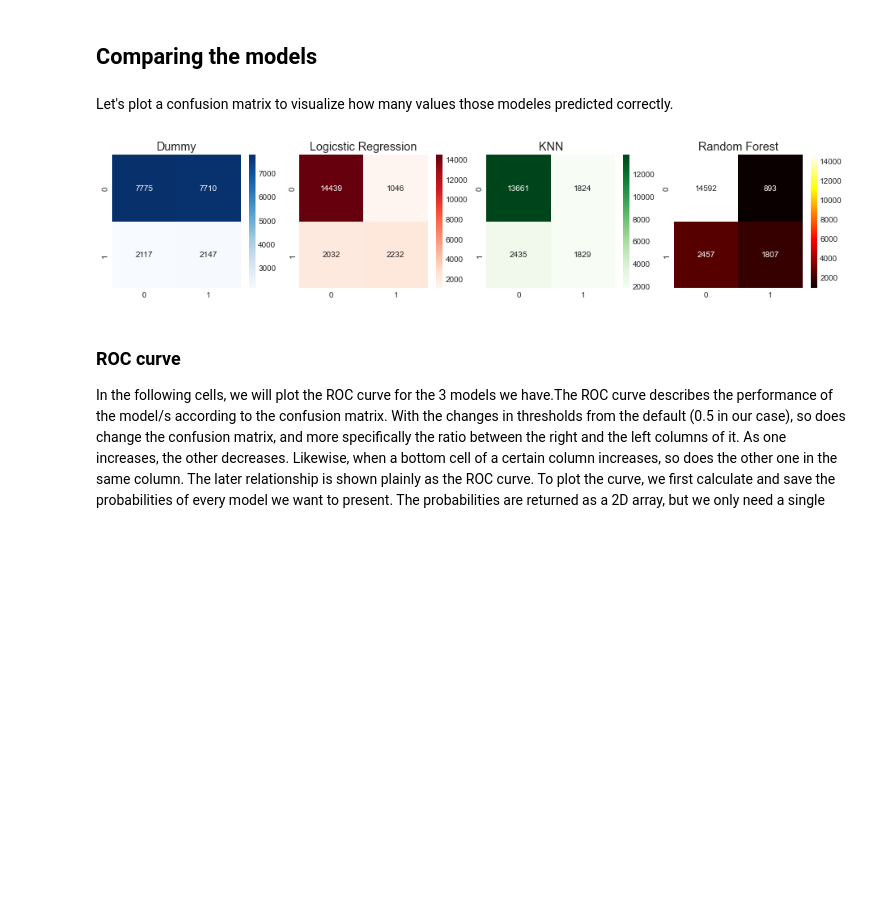
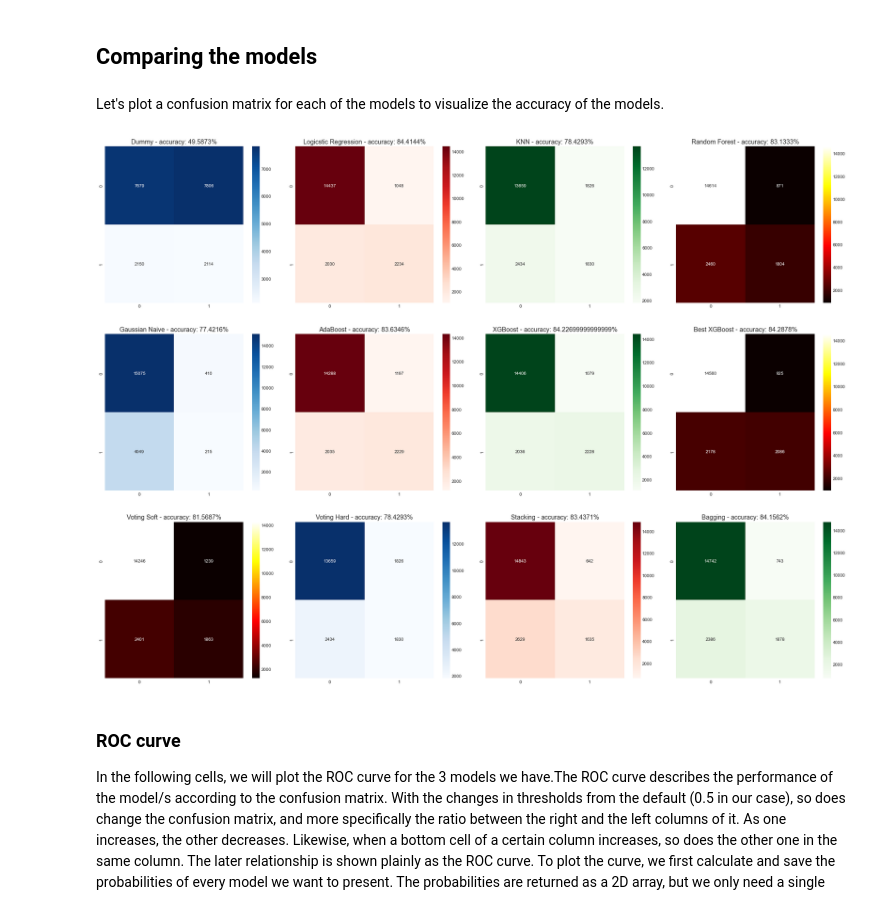
Before and after one commit to sandler2806/Data-Visualization, a Jupyter notebook: last.ipynb, the cells around one changed output. Saved outputs shown, nothing was run; the diff lists cells and outputs as text; code cells hidden in the pictures; blank space fills up the shorter version.

```diff
--- a/last.ipynb
+++ b/last.ipynb
@@ -303,6 +303,6 @@ def town_to_state(df):
         df['Location'][ind] = states_dict[df['Location'][ind]]
     return df
 
-weather = town_to_state(weather)
+# weather = town_to_state(weather)
 print('DONE!')
 # %% [output]
@@ -1198,9 +1381,2 @@ predictionsVotingSoft = voting_clf.predict(X_test)
 # %% [markdown]
 **Hard Classifier**
-# %%
-voting_clf = VotingClassifier(
-estimators=[('rf', Best_Random_Forest),('knn', KNN),('xgb_bag',
-BaggingClassifier(best_xgb))],voting='hard',weights=[1,4,1],n_jobs=-1)
-voting_clf.fit(X_train, y_train)
-predictionsVotingHard = voting_clf.predict(X_test)
-# results(voting_clf)
@@ -1231,9 +1429,16 @@ the model is called Bagging, if not then it is Pasting. In practice, Pasting is
 while for smaller datasets, the Bagging Classifier may be a good choice.
 We will Use the XGBoost model as the estimator, as it performed best out of the classifiers we have evaluated up to this point.
 # %%
+start_timeBagging = time.time()
 bag_clf = BaggingClassifier(
- xg_boost, n_estimators=30,
- random_state=40, bootstrap_features=True, n_jobs=-1)
+ best_random, n_estimators=200,
+ random_state=42, bootstrap_features=True, n_jobs=-1)
 bag_clf.fit(X_train, y_train)
 predictionsBagging = bag_clf.predict(X_test)
+accuracyBagging = metrics.accuracy_score(y_test, predictionsBagging)
+print("Accuracy (Bagging): ", accuracyBagging)
+
+timeBagging = time.time() - start_timeBagging
+print("Time taken to achive result: %s seconds" % (timeBagging))
 # results(bag_clf)
+# predictionsBagging
@@ -1249,46 +1496,46 @@ predictionsKmeans
 # %% [markdown]
 ## Comparing the models
 # %% [markdown]
-Let's plot a confusion matrix to visualize how many values those modeles predicted correctly.
+Let's plot a confusion matrix for each of the models to visualize the accuracy of the models.
 # %%
-predictionsLogReg = modelLogReg.predict(X_test)
-predictionsKNN = modelKNN.predict(X_test)
-predictionsRF = best_random.predict(X_test)
+# predictionsLogReg = modelLogReg.predict(X_test)
+# predictionsKNN = modelKNN.predict(X_test)
+# predictionsRF = best_random.predict(X_test)
 
-fig, (ax1, ax2, ax3, ax4, ax5, ax6, ax7, ax8, ax9, ax10, ax11, ax12) = plt.subplots(3, 4, figsize = (18,12), )
+fig, ax = plt.subplots(3, 4, figsize = (30,22))
 fig.subplots_adjust(wspace=0.01)
 
-sns.heatmap(confusion_matrix(y_test, predictionsDummy), ax=ax1, cmap = "Blues", annot=True, fmt = '.0f')
-sns.heatmap(confusion_matrix(y_test, predictionsLogReg), ax=ax2, cmap = "Reds", annot=True, fmt = '.0f')
-sns.heatmap(confusion_matrix(y_test, predictionsKNN), ax=ax3, cmap = "Greens", annot=True, fmt = '.0f')
-sns.heatmap(confusion_matrix(y_test, predictionsRF), ax=ax4, cmap = "hot", annot=True, fmt = '.0f')
-sns.heatmap(confusion_matrix(y_test, predictionsGauss), ax=ax5, cmap = "Blues", annot=True, fmt = '.0f')
-sns.heatmap(confusion_matrix(y_test, predictionsAda), ax=ax6, cmap = "Reds", annot=True, fmt = '.0f')
-sns.heatmap(confusion_matrix(y_test, predictionsXGBoost), ax=ax7, cmap = "Greens", annot=True, fmt = '.0f')
-sns.heatmap(confusion_matrix(y_test, predictionsBestXGBoost), ax=ax8, cmap = "hot", annot=True, fmt = '.0f')
-sns.heatmap(confusion_matrix(y_test, predictionsVotingSoft), ax=ax9, cmap = "hot", annot=True, fmt = '.0f')
-sns.heatmap(confusion_matrix(y_test, predictionsVotingHard), ax=ax10, cmap = "Blues", annot=True, fmt = '.0f')
-sns.heatmap(confusion_matrix(y_test, predictionsStacking), ax=ax11, cmap = "Reds", annot=True, fmt = '.0f')
-sns.heatmap(confusion_matrix(y_test, predictionsBagging), ax=ax12, cmap = "Greens", annot=True, fmt = '.0f')
+sns.heatmap(confusion_matrix(y_test, predictionsDummy), ax=ax[0,0], cmap = "Blues", annot=True, fmt = '.0f')
+sns.heatmap(confusion_matrix(y_test, predictionsLogReg), ax=ax[0,1], cmap = "Reds", annot=True, fmt = '.0f')
+sns.heatmap(confusion_matrix(y_test, predictionsKNN), ax=ax[0,2], cmap = "Greens", annot=True, fmt = '.0f')
+sns.heatmap(confusion_matrix(y_test, predictionsRF), ax=ax[0,3], cmap = "hot", annot=True, fmt = '.0f')
+sns.heatmap(confusion_matrix(y_test, predictionsGauss), ax=ax[1,0], cmap = "Blues", annot=True, fmt = '.0f')
+sns.heatmap(confusion_matrix(y_test, predictionsAda), ax=ax[1,1], cmap = "Reds", annot=True, fmt = '.0f')
+sns.heatmap(confusion_matrix(y_test, predictionsXGBoost), ax=ax[1,2], cmap = "Greens", annot=True, fmt = '.0f')
+sns.heatmap(confusion_matrix(y_test, predictionsBestXGBoost), ax=ax[1,3], cmap = "hot", annot=True, fmt = '.0f')
+sns.heatmap(confusion_matrix(y_test, predictionsVotingSoft), ax=ax[2,0], cmap = "hot", annot=True, fmt = '.0f')
+sns.heatmap(confusion_matrix(y_test, predictionsVotingHard), ax=ax[2,1], cmap = "Blues", annot=True, fmt = '.0f')
+sns.heatmap(confusion_matrix(y_test, predictionsStacking), ax=ax[2,2], cmap = "Reds", annot=True, fmt = '.0f')
+sns.heatmap(confusion_matrix(y_test, predictionsBagging), ax=ax[2,3], cmap = "Greens", annot=True, fmt = '.0f')
 
 
-ax1.set_title('Dummy')
-ax2.set_title('Logicstic Regression')
-ax3.set_title('KNN')
-ax4.set_title('Random Forest')
-ax5.set_title('Gaussian Naive')
-ax6.set_title('AdaBoost')
-ax7.set_title('XGBoost')
-ax8.set_title('Best XGBoost')
-ax9.set_title('Voting Soft')
-ax10.set_title('Voting Hard')
-ax11.set_title('Stacking')
-ax12.set_title('Bagging')
+ax[0,0].set_title(f'Dummy - accuracy: {round(accuracyDummy, 6) * 100}%')
+ax[0,1].set_title(f'Logicstic Regression - accuracy: {round(accuracyLogReg, 6) * 100}%')
+ax[0,2].set_title(f'KNN - accuracy: {round(accuracyKNN, 6) * 100}%')
+ax[0,3].set_title(f'Random Forest - accuracy: {round(accuracyRF, 6) * 100}%')
+ax[1,0].set_title(f'Gaussian Naive - accuracy: {round(accuracyGNB, 6) * 100}%')
+ax[1,1].set_title(f'AdaBoost - accuracy: {round(accuracyAdaBoost, 6) * 100}%')
+ax[1,2].set_title(f'XGBoost - accuracy: {round(accuracyXGBoost, 6) * 100}%')
+ax[1,3].set_title(f'Best XGBoost - accuracy: {round(accuracyBXGBoost, 6) * 100}%')
+ax[2,0].set_title(f'Voting Soft - accuracy: {round(accuracySVoting, 6) * 100}%')
+ax[2,1].set_title(f'Voting Hard - accuracy: {round(accuracyHVoting, 6) * 100}%')
+ax[2,2].set_title(f'Stacking - accuracy: {round(accuracyStacking, 6) * 100}%')
+ax[2,3].set_title(f'Bagging - accuracy: {round(accuracyBagging, 6) * 100}%')
 
 fig.subplots_adjust(wspace=0.1)
 plt.show()
 # %% [output]
-[figure, old version]
+[figure, new version]
 # %%
 # plt.figure(figsize=(5,4))
 # sns.heatmap(confusion_matrix(y_test, predictionsLogRegy), cmap = "coolwarm", annot=True, fmt = '.0f')
```
Also changed, not shown: parts of 58 cells of this notebook.
